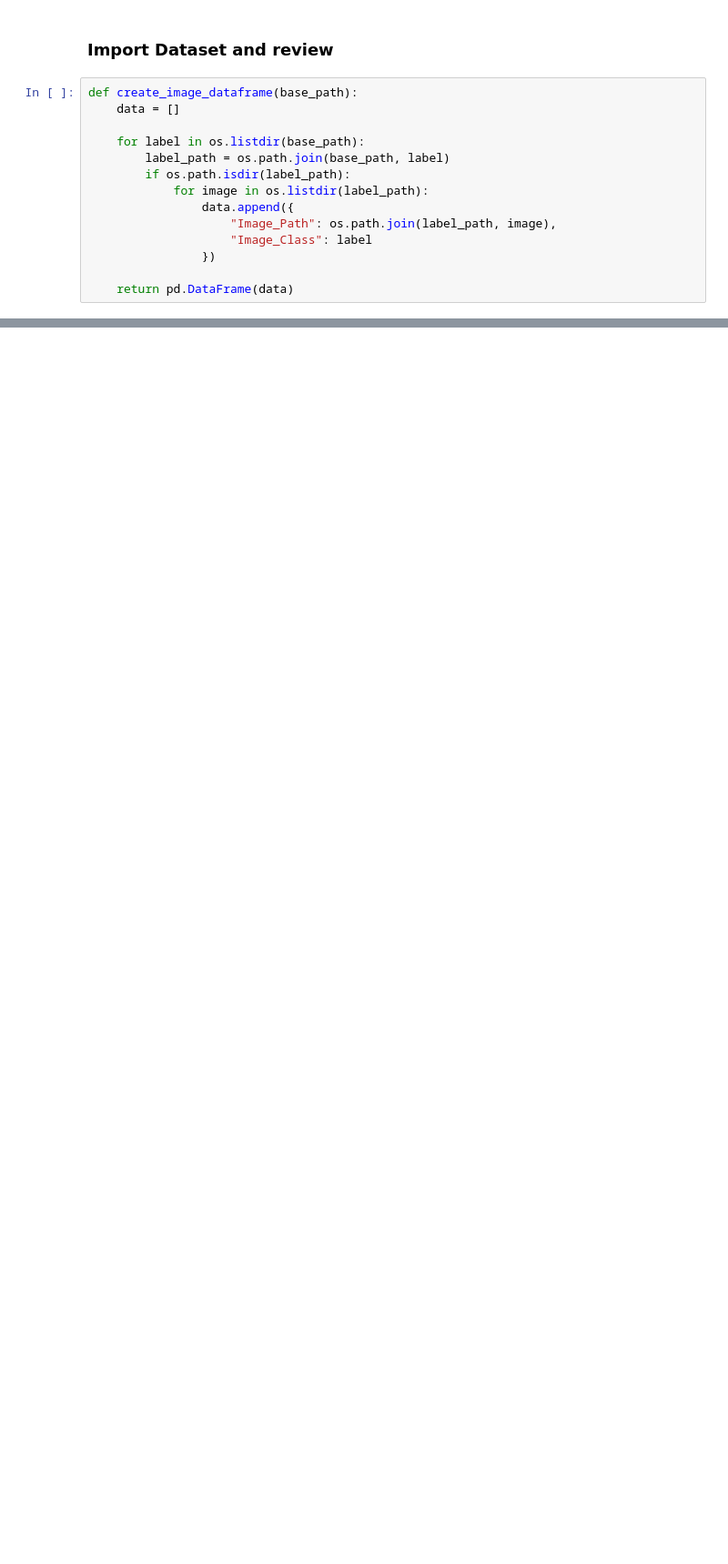
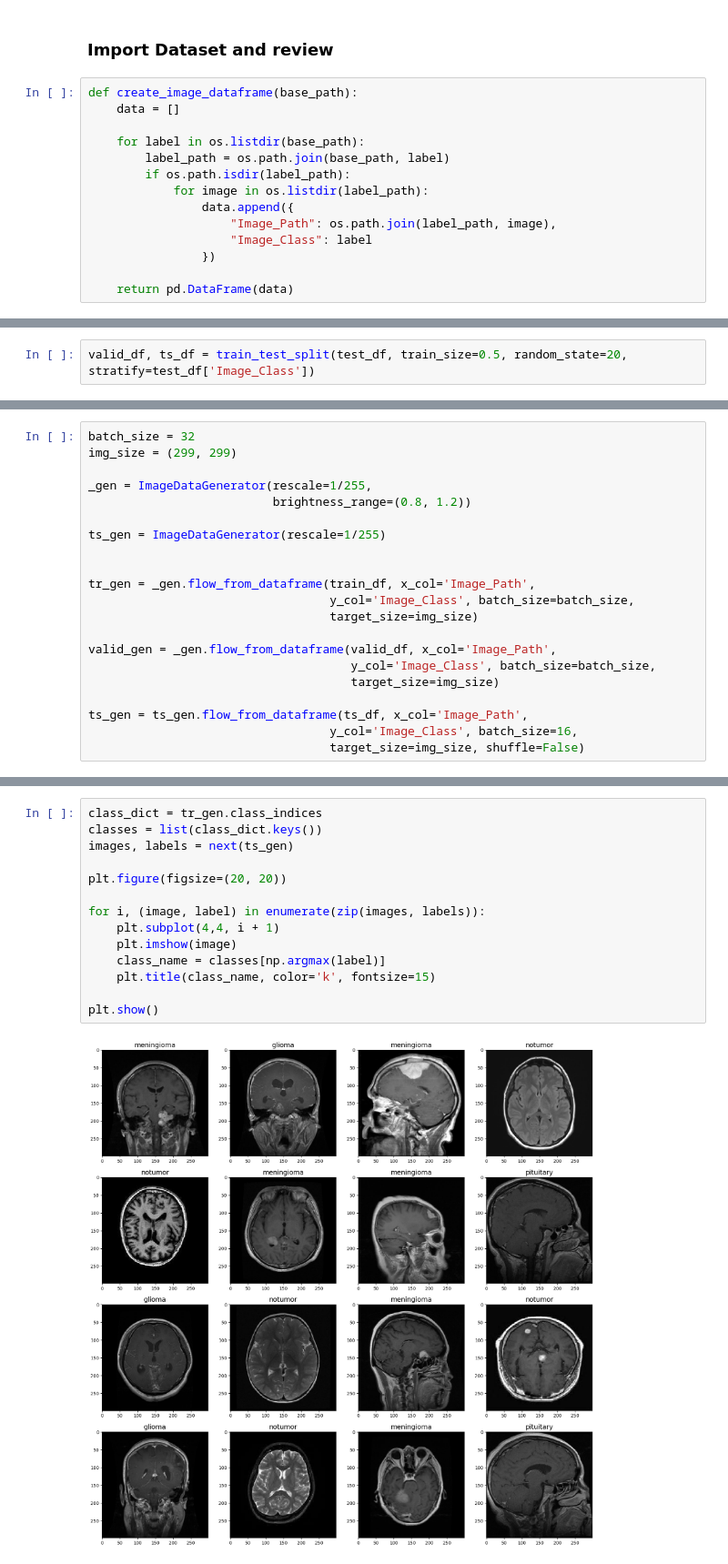
Before and after one commit to sankajithdjinasena/BrainTumorDetection, a Jupyter notebook: script.ipynb, the cells around one changed output, grey strips where cells are left out. Shown at 91% size. Cells and saved outputs as stored; diff of their text form; blank space fills up the shorter version.

```diff
--- a/script.ipynb
+++ b/script.ipynb
@@ -67,0 +85,2 @@ plt.show()
+# %%
+valid_df, ts_df = train_test_split(test_df, train_size=0.5, random_state=20, stratify=test_df['Image_Class'])
@@ -67,0 +91,21 @@ plt.show()
+# %%
+batch_size = 32
+img_size = (299, 299)
+
+_gen = ImageDataGenerator(rescale=1/255,
+                          brightness_range=(0.8, 1.2))
+
+ts_gen = ImageDataGenerator(rescale=1/255)
+
+
+tr_gen = _gen.flow_from_dataframe(train_df, x_col='Image_Path',
+                                  y_col='Image_Class', batch_size=batch_size,
+                                  target_size=img_size)
+
+valid_gen = _gen.flow_from_dataframe(valid_df, x_col='Image_Path',
+                                     y_col='Image_Class', batch_size=batch_size,
+                                     target_size=img_size)
+
+ts_gen = ts_gen.flow_from_dataframe(ts_df, x_col='Image_Path',
+                                  y_col='Image_Class', batch_size=16,
+                                  target_size=img_size, shuffle=False)
@@ -67,0 +116,16 @@ plt.show()
+# %%
+class_dict = tr_gen.class_indices
+classes = list(class_dict.keys())
+images, labels = next(ts_gen)
+
+plt.figure(figsize=(20, 20))
+
+for i, (image, label) in enumerate(zip(images, labels)):
+    plt.subplot(4,4, i + 1)
+    plt.imshow(image)
+    class_name = classes[np.argmax(label)]
+    plt.title(class_name, color='k', fontsize=15)
+
+plt.show()
+# %% [output]
+[figure, added]
```
Also changed, not shown: parts of 22 cells of this notebook.
